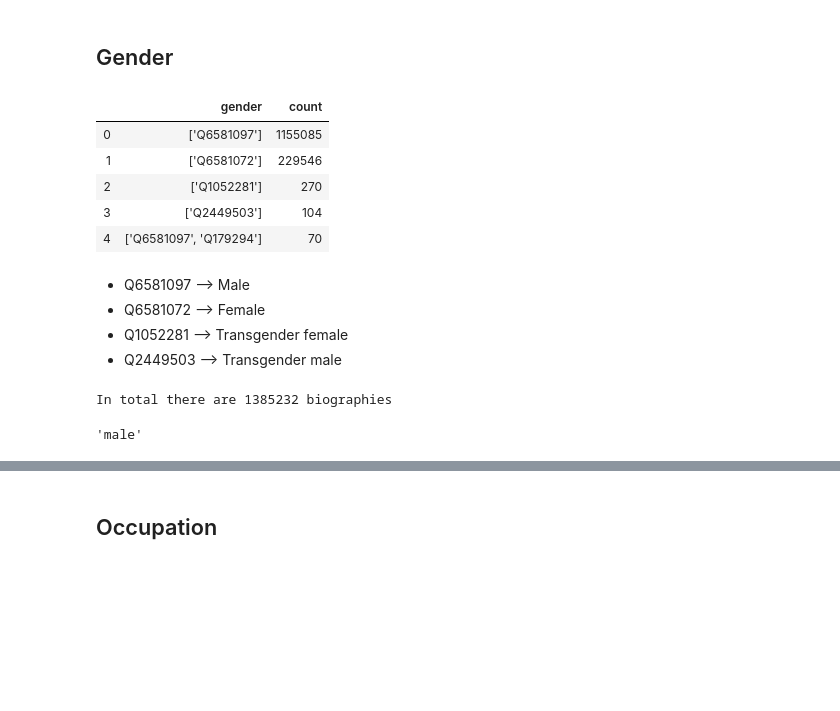
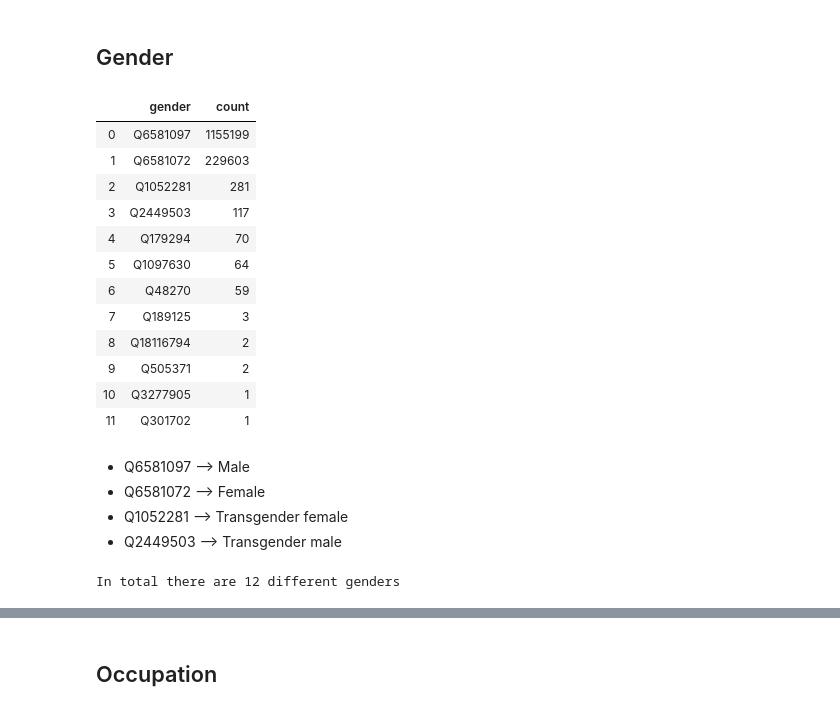
Before and after one commit to natbolon/wiki-gender, a Jupyter notebook: src/statistics.ipynb, the cells around one changed output, grey strips where cells are left out. Cells and saved outputs as stored; diff of their text form; code cells hidden in the pictures; blank space fills up the shorter version.

```diff
--- a/src/statistics.ipynb
+++ b/src/statistics.ipynb
@@ -8,22 +9,30 @@ import matplotlib.pyplot as plt
 # %% [markdown]
 ## Gender
 # %%
-gender_pd = pd.read_json("data/gender_counts.json", lines=True)
+gender_pd = pd.read_json("../data/gender_counts.json", lines=True)
 # %%
-gender_pd.sort_values(by=['count'], ascending=False).reset_index(drop=True).head()
+gender_pd = gender_pd.sort_values(by=['count'], ascending=False).reset_index(drop=True)
+gender_pd
 # %% [output]
 |  | gender | count |
-| 0 | ['Q6581097'] | 1155085 |
-| 1 | ['Q6581072'] | 229546 |
-| 2 | ['Q1052281'] | 270 |
-| 3 | ['Q2449503'] | 104 |
-| 4 | ['Q6581097', 'Q179294'] | 70 |
+| 0 | Q6581097 | 1155199 |
+| 1 | Q6581072 | 229603 |
+| 2 | Q1052281 | 281 |
+| 3 | Q2449503 | 117 |
+| 4 | Q179294 | 70 |
+| 5 | Q1097630 | 64 |
+| 6 | Q48270 | 59 |
+| 7 | Q189125 | 3 |
+| 8 | Q18116794 | 2 |
+| 9 | Q505371 | 2 |
+| 10 | Q3277905 | 1 |
+| 11 | Q301702 | 1 |
 # %% [markdown]
 * Q6581097 --> Male
 * Q6581072 --> Female
 * Q1052281 --> Transgender female
 * Q2449503 --> Transgender male
 # %%
-print("In total there are {} biographies".format(gender_pd['count'].sum()))
+print("In total there are {} different genders".format(len(gender_pd)))
 # %% [output]
-In total there are 1385232 biographies
+In total there are 12 different genders
@@ -32,4 +38,0 @@ dict_genders = {"Q6581097": "male", "Q6581072": "female"}
-# %%
-dict_genders.get("Q6581097", "other")
-# %% [output]
-'male'
```
Also changed, not shown: parts of 26 cells of this notebook.
